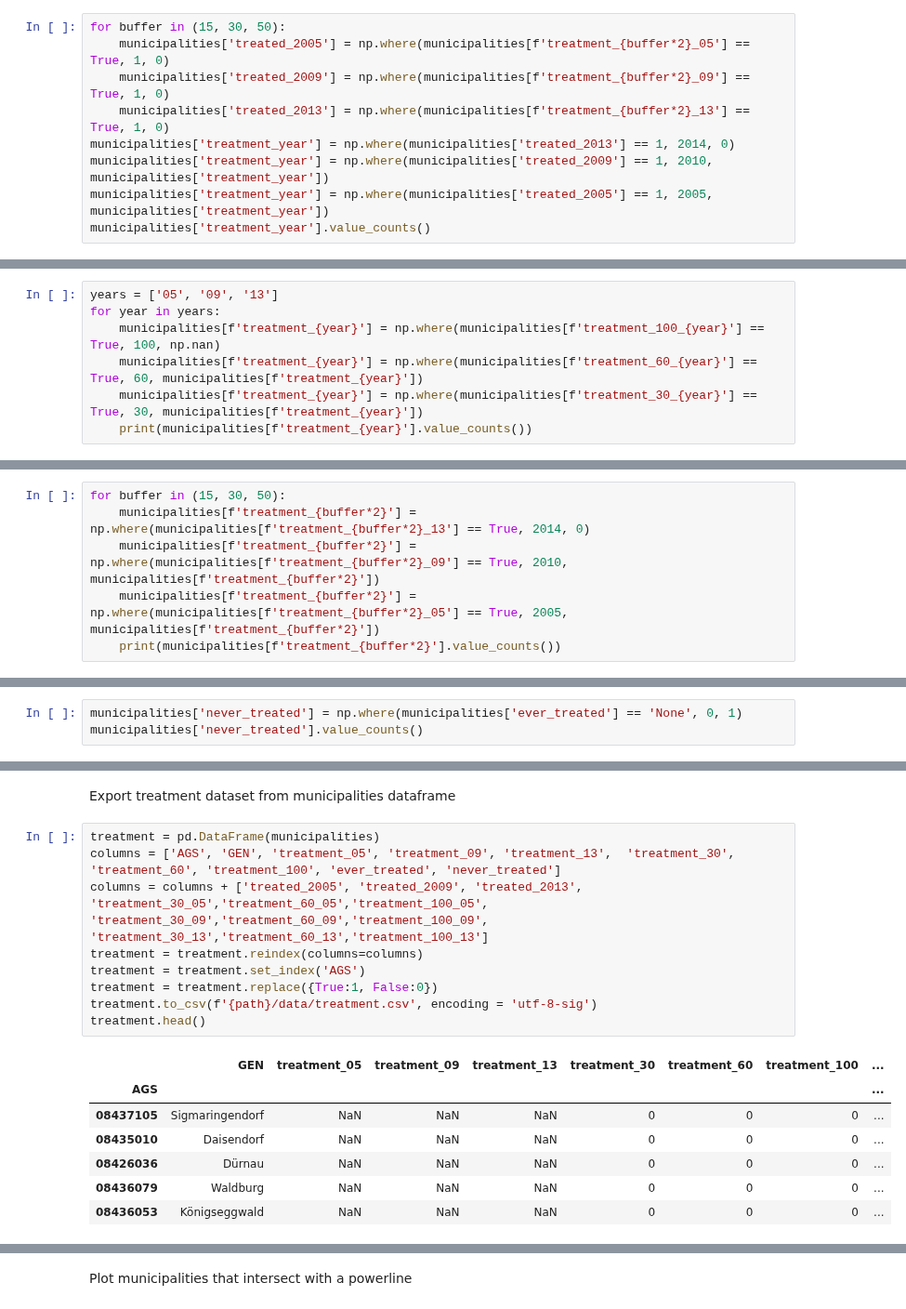
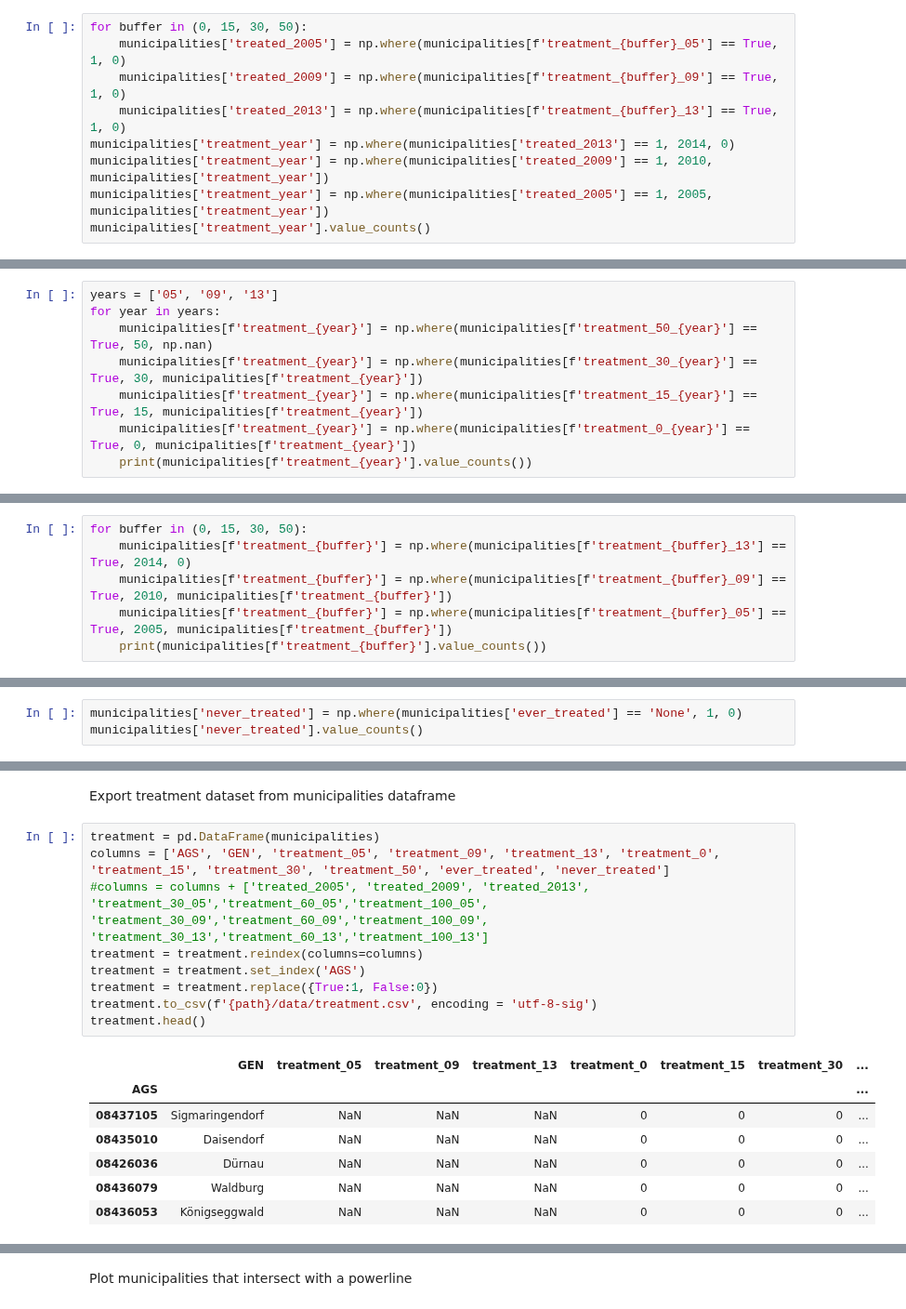
Before and after one commit to jan-schaeffer/powerlinemonsters, a Jupyter notebook: pl_treatment.ipynb, the cells around one changed output, grey strips where cells are left out. Shown at 93% size. Cells and saved outputs as stored; diff of their text form.

Commit message:
add direct line treatment

```diff
--- a/pl_treatment.ipynb
+++ b/pl_treatment.ipynb
@@ -275,10 +282,10 @@ for buffer in (15, 30, 50):
 # %% [markdown]
 Reset the treatment year variable to check success
 # %%
-for buffer in (15, 30, 50):
-    municipalities['treated_2005'] = np.where(municipalities[f'treatment_{buffer*2}_05'] == True, 1, 0)
-    municipalities['treated_2009'] = np.where(municipalities[f'treatment_{buffer*2}_09'] == True, 1, 0)
-    municipalities['treated_2013'] = np.where(municipalities[f'treatment_{buffer*2}_13'] == True, 1, 0)
+for buffer in (0, 15, 30, 50):
+    municipalities['treated_2005'] = np.where(municipalities[f'treatment_{buffer}_05'] == True, 1, 0)
+    municipalities['treated_2009'] = np.where(municipalities[f'treatment_{buffer}_09'] == True, 1, 0)
+    municipalities['treated_2013'] = np.where(municipalities[f'treatment_{buffer}_13'] == True, 1, 0)
 municipalities['treatment_year'] = np.where(municipalities['treated_2013'] == 1, 2014, 0)
 municipalities['treatment_year'] = np.where(municipalities['treated_2009'] == 1, 2010, municipalities['treatment_year'])
 municipalities['treatment_year'] = np.where(municipalities['treated_2005'] == 1, 2005, municipalities['treatment_year'])
@@ -294,8 +301,9 @@ Create single treatment (type) indicators for each year --> This also 'unnests'
 # %%
 years = ['05', '09', '13']
 for year in years:
-    municipalities[f'treatment_{year}'] = np.where(municipalities[f'treatment_100_{year}'] == True, 100, np.nan)
-    municipalities[f'treatment_{year}'] = np.where(municipalities[f'treatment_60_{year}'] == True, 60, municipalities[f'treatment_{year}'])
+    municipalities[f'treatment_{year}'] = np.where(municipalities[f'treatment_50_{year}'] == True, 50, np.nan)
     municipalities[f'treatment_{year}'] = np.where(municipalities[f'treatment_30_{year}'] == True, 30, municipalities[f'treatment_{year}'])
+    municipalities[f'treatment_{year}'] = np.where(municipalities[f'treatment_15_{year}'] == True, 15, municipalities[f'treatment_{year}'])
+    municipalities[f'treatment_{year}'] = np.where(municipalities[f'treatment_0_{year}'] == True, 0, municipalities[f'treatment_{year}'])
     print(municipalities[f'treatment_{year}'].value_counts())
 # %% [output]
@@ -314,9 +325,9 @@ Name: treatment_13, dtype: int64
 # %% [markdown]
 Create treatment (in year) indicator for all buffer sizes
 # %%
-for buffer in (15, 30, 50):
-    municipalities[f'treatment_{buffer*2}'] = np.where(municipalities[f'treatment_{buffer*2}_13'] == True, 2014, 0)
-    municipalities[f'treatment_{buffer*2}'] = np.where(municipalities[f'treatment_{buffer*2}_09'] == True, 2010, municipalities[f'treatment_{buffer*2}'])
-    municipalities[f'treatment_{buffer*2}'] = np.where(municipalities[f'treatment_{buffer*2}_05'] == True, 2005, municipalities[f'treatment_{buffer*2}'])
-    print(municipalities[f'treatment_{buffer*2}'].value_counts())
+for buffer in (0, 15, 30, 50):
+    municipalities[f'treatment_{buffer}'] = np.where(municipalities[f'treatment_{buffer}_13'] == True, 2014, 0)
+    municipalities[f'treatment_{buffer}'] = np.where(municipalities[f'treatment_{buffer}_09'] == True, 2010, municipalities[f'treatment_{buffer}'])
+    municipalities[f'treatment_{buffer}'] = np.where(municipalities[f'treatment_{buffer}_05'] == True, 2005, municipalities[f'treatment_{buffer}'])
+    print(municipalities[f'treatment_{buffer}'].value_counts())
 # %% [output]
@@ -350,5 +367,5 @@ None    3243
 Name: ever_treated, dtype: int64
 # %%
-municipalities['never_treated'] = np.where(municipalities['ever_treated'] == 'None', 0, 1)
+municipalities['never_treated'] = np.where(municipalities['ever_treated'] == 'None', 1, 0)
 municipalities['never_treated'].value_counts()
 # %% [output]
@@ -376,15 +393,15 @@ Index(['ADE', 'GF', 'BSG', 'RS', 'AGS', 'SDV_RS', 'GEN', 'BEZ', 'IBZ', 'BEM',
 Export treatment dataset from municipalities dataframe
 # %%
 treatment = pd.DataFrame(municipalities)
-columns = ['AGS', 'GEN', 'treatment_05', 'treatment_09', 'treatment_13',  'treatment_30', 'treatment_60', 'treatment_100', 'ever_treated', 'never_treated']
-columns = columns + ['treated_2005', 'treated_2009', 'treated_2013', 'treatment_30_05','treatment_60_05','treatment_100_05', 'treatment_30_09','treatment_60_09','treatment_100_09', 'treatment_30_13','treatment_60_13','treatment_100_13']
+columns = ['AGS', 'GEN', 'treatment_05', 'treatment_09', 'treatment_13', 'treatment_0', 'treatment_15', 'treatment_30', 'treatment_50', 'ever_treated', 'never_treated']
+#columns = columns + ['treated_2005', 'treated_2009', 'treated_2013', 'treatment_30_05','treatment_60_05','treatment_100_05', 'treatment_30_09','treatment_60_09','treatment_100_09', 'treatment_30_13','treatment_60_13','treatment_100_13']
 treatment = treatment.reindex(columns=columns)
 treatment = treatment.set_index('AGS')
 treatment = treatment.replace({True:1, False:0})
 treatment.to_csv(f'{path}/data/treatment.csv', encoding = 'utf-8-sig')
 treatment.head()
 # %% [output]
-|  | GEN | treatment_05 | treatment_09 | treatment_13 | treatment_30 | treatment_60 | treatment_100 | ... |
+|  | GEN | treatment_05 | treatment_09 | treatment_13 | treatment_0 | treatment_15 | treatment_30 | ... |
 | AGS |  |  |  |  |  |  |  | ... |
 | 08437105 | Sigmaringendorf | NaN | NaN | NaN | 0 | 0 | 0 | ... |
 | 08435010 | Daisendorf | NaN | NaN | NaN | 0 | 0 | 0 | ... |
```
Also changed, not shown: parts of 12 cells of this notebook, 1 other file.
